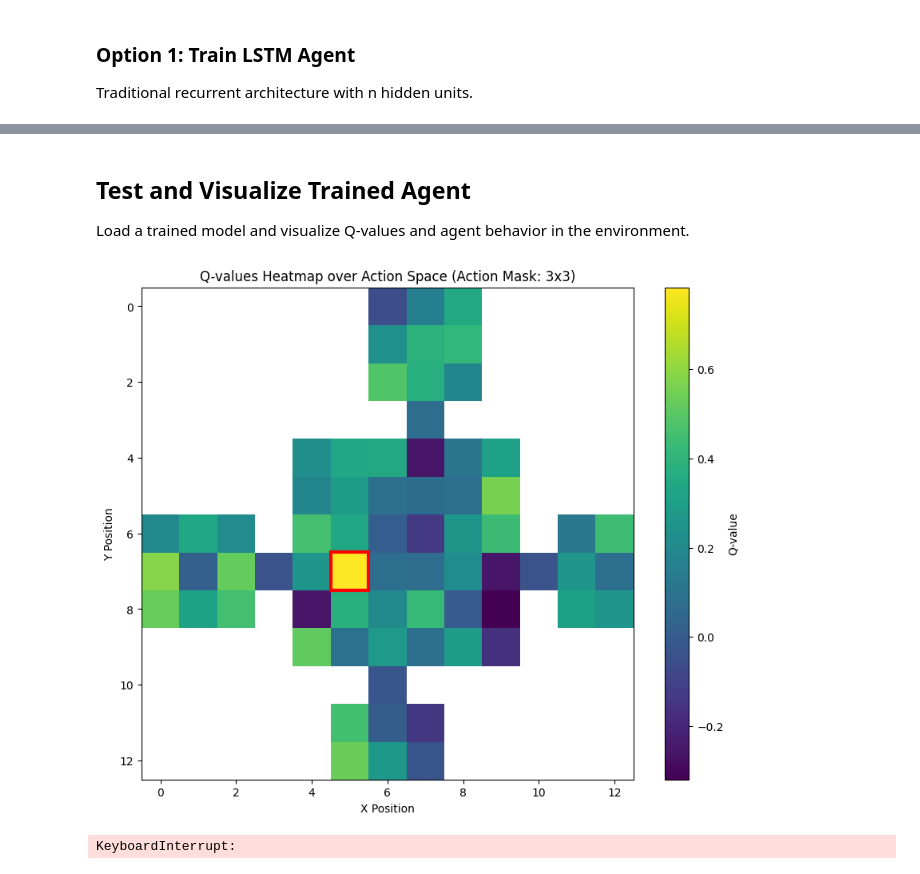
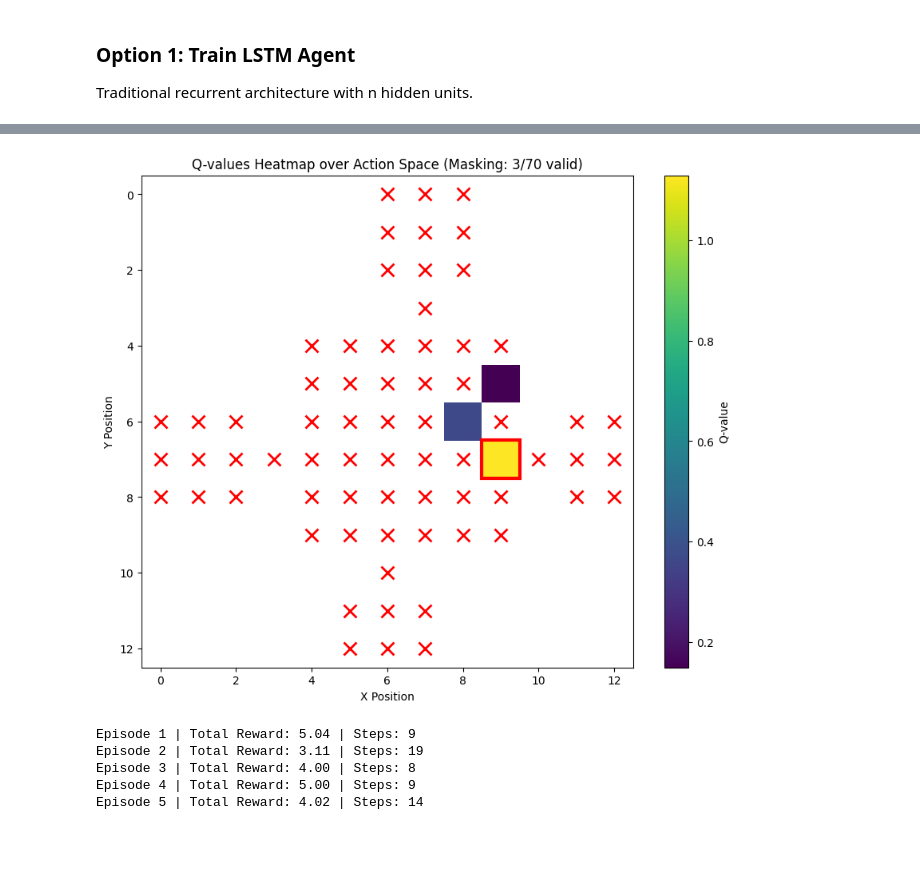
Before and after one commit to bbaral-eng/RL_Protocol_Extraction, a Jupyter notebook: RecurrentDQN.ipynb, the cells around one changed output, grey strips where cells are left out. Drawn from its saved outputs; the diff is of its cells as text; code cells hidden in the pictures; blank space fills up the shorter version.

```diff
--- a/RecurrentDQN.ipynb
+++ b/RecurrentDQN.ipynb
@@ -1323,7 +535,3 @@ print_architecture_comparison()
-# %% [markdown]
-## Test and Visualize Trained Agent
-
-Load a trained model and visualize Q-values and agent behavior in the environment.
 # %%
 with open('grid_configuration.json', 'r') as f:
     config = json.load(f)
@@ -1430,13 +663,18 @@ def main(model_path, episodes, render_delay):
 # %%
 # Load trained agent
 loaded_agent = DRQNagent.load_complete(
-    'models/GTrXL_DRQN_40k.pkl',  # Change to your model path
-    env=VoltageDistributionEnv,
-    feature_extractor=CustomFeatureExtractor
+    'models/DRQN_actionmask.pkl',  # Change to your model path
+    env_constructor=lambda: VoltageDistributionEnv(),
+    feature_extractor_constructor=lambda obs_space: CustomFeatureExtractor(obs_space)
 )
 
 # Run visualization
-main(loaded_agent, episodes=5, render_delay=0.5)
+# Set use_action_masking=True if model was trained with action_mask=True
+main(loaded_agent, episodes=5, render_delay=0.1, use_action_masking=True)
 # %% [output]
-[figure, old version]
+[figure, new version]
-KeyboardInterrupt:
+Episode 1 | Total Reward: 5.04 | Steps: 9
+Episode 2 | Total Reward: 3.11 | Steps: 19
+Episode 3 | Total Reward: 4.00 | Steps: 8
+Episode 4 | Total Reward: 5.00 | Steps: 9
+Episode 5 | Total Reward: 4.02 | Steps: 14
```
Also changed, not shown: parts of 18 cells of this notebook, 40 other files.
